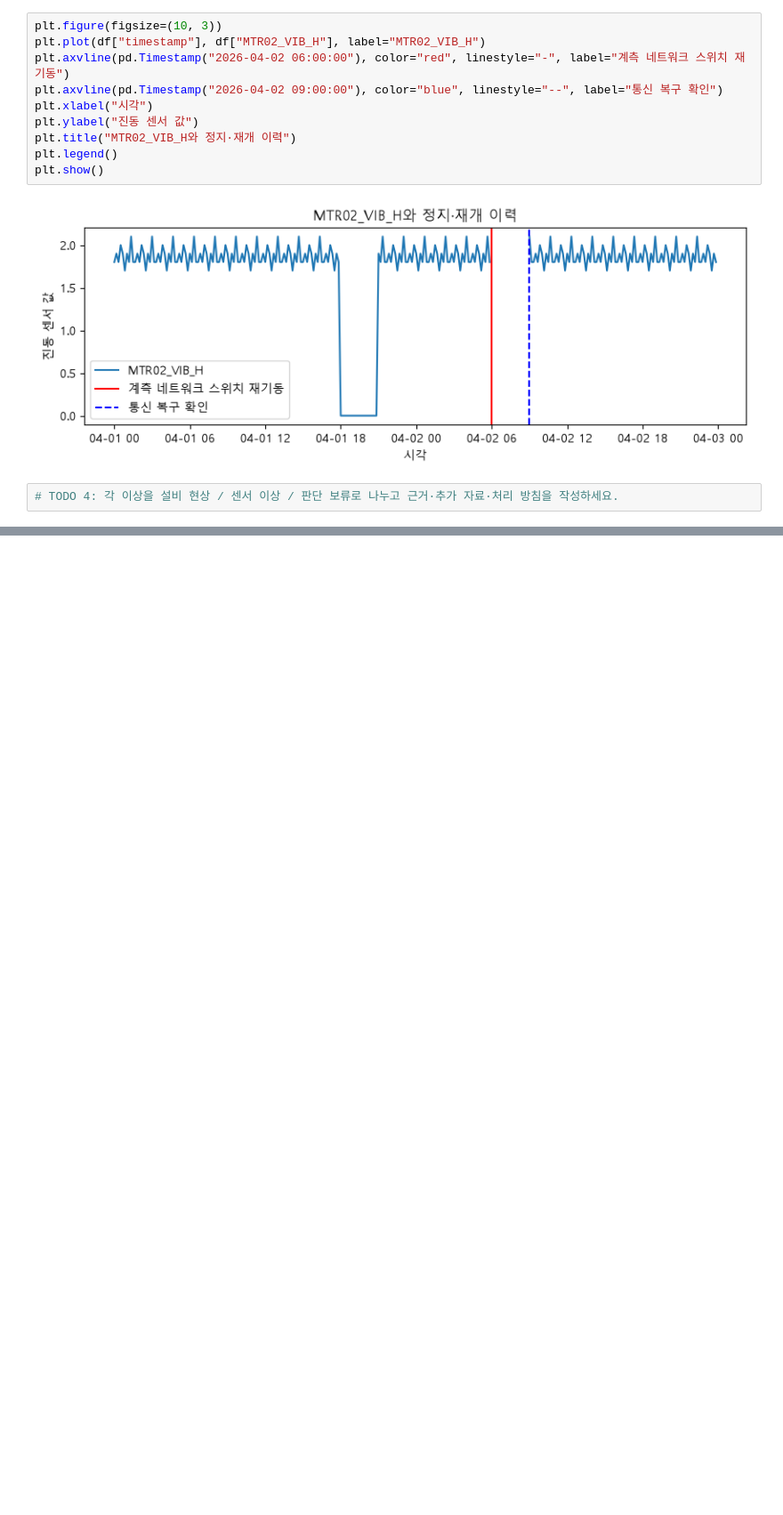
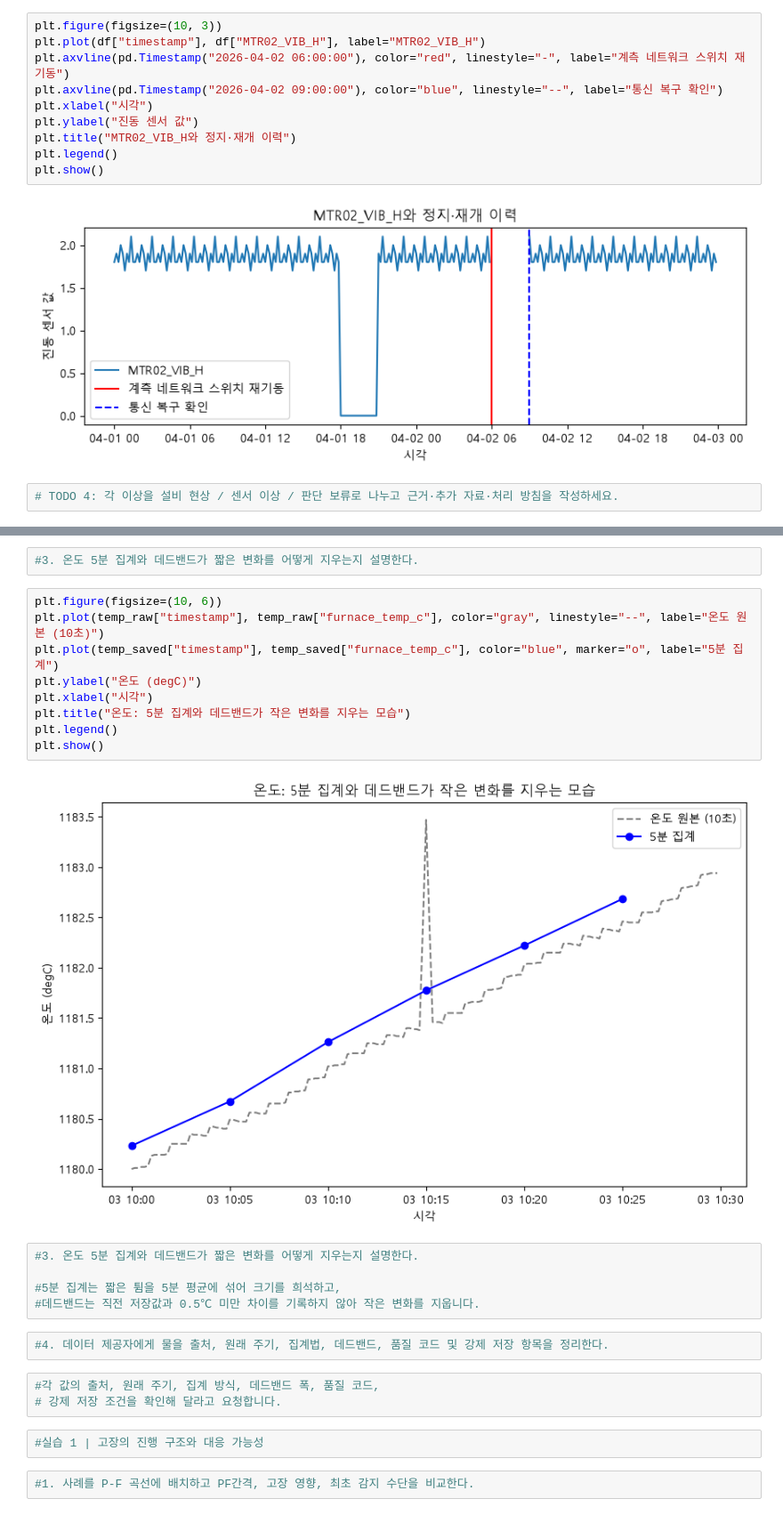
Before and after one commit to madcoww/AI-Equipment-Failure-Prediction, a Jupyter notebook: practice/day32/day32_note.ipynb, the cells around one changed output, grey strips where cells are left out. Shown at 89% size. Cells and saved outputs as stored; diff of their text form; blank space fills up the shorter version.

```diff
--- a/practice/day32/day32_note.ipynb
+++ b/practice/day32/day32_note.ipynb
@@ -229,0 +355,27 @@ plt.show()
+# %%
+#3. 온도 5분 집계와 데드밴드가 짧은 변화를 어떻게 지우는지 설명한다.
+# %%
+plt.figure(figsize=(10, 6))
+plt.plot(temp_raw["timestamp"], temp_raw["furnace_temp_c"], color="gray", linestyle="--", label="온도 원본 (10초)")
+plt.plot(temp_saved["timestamp"], temp_saved["furnace_temp_c"], color="blue", marker="o", label="5분 집계")
+plt.ylabel("온도 (degC)")
+plt.xlabel("시각")
+plt.title("온도: 5분 집계와 데드밴드가 작은 변화를 지우는 모습")
+plt.legend()
+plt.show()
+# %% [output]
+[figure, added]
+# %%
+#3. 온도 5분 집계와 데드밴드가 짧은 변화를 어떻게 지우는지 설명한다.
+
+#5분 집계는 짧은 튐을 5분 평균에 섞어 크기를 희석하고,
+#데드밴드는 직전 저장값과 0.5℃ 미만 차이를 기록하지 않아 작은 변화를 지웁니다.
+# %%
+#4. 데이터 제공자에게 물을 출처, 원래 주기, 집계법, 데드밴드, 품질 코드 및 강제 저장 항목을 정리한다.
+# %%
+#각 값의 출처, 원래 주기, 집계 방식, 데드밴드 폭, 품질 코드,
+# 강제 저장 조건을 확인해 달라고 요청합니다.
+# %%
+#실습 1 | 고장의 진행 구조와 대응 가능성
+# %%
+#1. 사례를 P-F 곡선에 배치하고 PF간격, 고장 영향, 최초 감지 수단을 비교한다.
```
Also changed, not shown: parts of 28 cells of this notebook, 1 other file.
